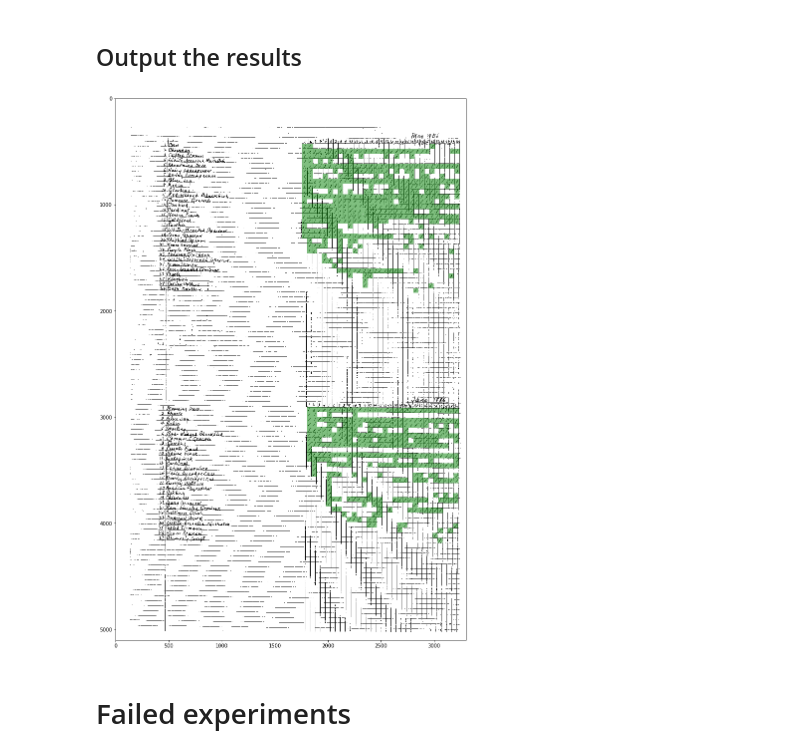
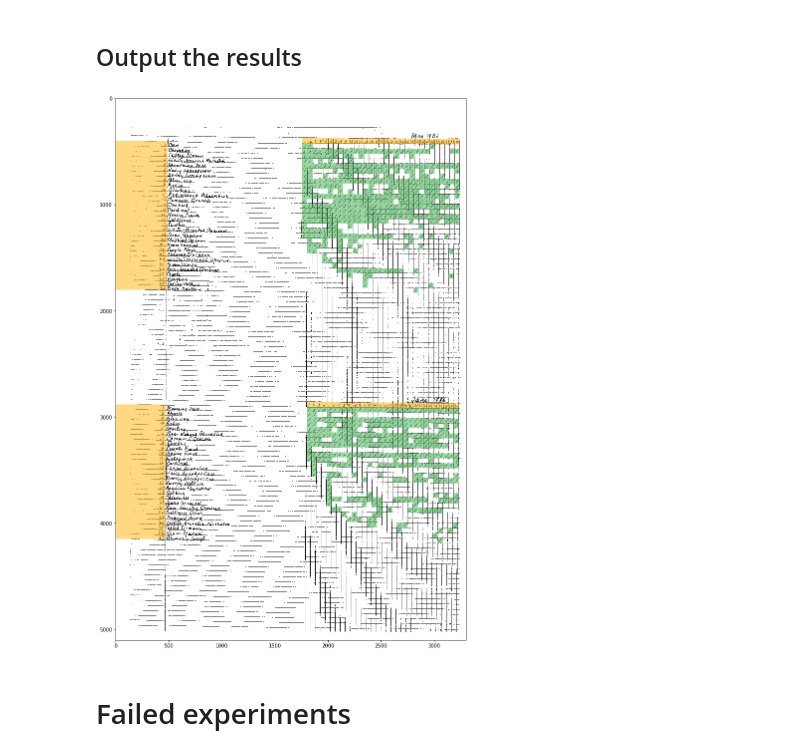
Before and after one commit to rafelafrance/boyd-bird-journal, a Jupyter notebook: experiments_for_boyd_journal_extraction.ipynb, the cells around one changed output. Saved outputs shown, nothing was run; the diff lists cells and outputs as text; code cells hidden in the pictures.

Commit message:
Color in the row and column headers

```diff
--- a/experiments_for_boyd_journal_extraction.ipynb
+++ b/experiments_for_boyd_journal_extraction.ipynb
@@ -98,7 +98,7 @@ Point = namedtuple('Point', 'x y')
 # %%
 class Grid:
 
-    def __init__(self, *, file_name=None, grid=None, crop=None):
+    def __init__(self, *, file_name=None, grid=None, crop=None, row_count=0):
         if file_name:
             self.image = io.imread(file_name)
             self.offset = Offset(0, 0)
@@ -120,6 +120,7 @@ class Grid:
         self.cells = []
         self.row_labels = []
         self.col_labels = []
+        self.row_count = row_count
 
     @property
     def shape(self):
@@ -424,15 +432,19 @@ has label
 ### Now split the right side into separate graphs
 # %%
 months = []
+row_count = 0
 for r, row in enumerate(left_side.row_labels[1:], 1):
+    row_count += 1
 
     if not left_side.row_labels[r - 1] and row:
         north = left_side.cells[r - 1][1].ne.y
+        row_count = 1
 
     if left_side.row_labels[r - 1] and not row:
         south = left_side.cells[r][1].se.y
         months.append(Grid(
             grid=right_side,
+            row_count = row_count,
             crop=Crop(north=north, south=right_side.height - south, west=0, east=0)))
 
 for month in months:
@@ -637,42 +649,56 @@ plt.show()
 file_name = os.path.basename(in_file)
 img_path = os.path.join('output', file_name)
 
 base_name, _ = os.path.splitext(file_name)
 csv_path = os.path.join('output', base_name + '.csv')
 
 
 with open(csv_path, 'w', newline='') as csv_file:
     writer = csv.writer(csv_file)
-    header = ['file_name', 'chart_in_file', 'bird_species']
+    header = ['file_name', 'chart_in_file',
+              'year', 'month', 'row_no', 'bird_species']
     header += [i for i in range(1, 32)]
     writer.writerow(header)
 
     fig, ax = plt.subplots(figsize=(20, 20))
     ax.imshow(full_image.image, cmap=plt.cm.gray)
 
+    # Color in row labels
+    for r, row in enumerate(left_side.cells):
+        if left_side.row_labels[r]:
+            nw, width, height = row[0].get_patch()
+            ax.add_patch(patches.Rectangle(
+                nw, width, height, alpha=0.5, facecolor='#feb209'))
+
     for m, month in enumerate(months):
         headers = [h.is_col_label() for h in month.cells[0]]
-        for cell_row in month.cells[1:]:
-            row = [base_name, m + 1, '']
+
+        # Color in column labels
+        for col, cell in enumerate(month.cells[0]):
+            if headers[col]:
+                nw, width, height = cell.get_patch()
+                ax.add_patch(patches.Rectangle(
+                    nw, width, height, alpha=0.5, facecolor='#feb209'))
+
+        # Color in grid cells with slashes
+        for r, cell_row in enumerate(month.cells[1:month.row_count]):
+            row = [base_name, m + 1, '', '', r + 1, '']
             csv_cells = ['' for i in range(31)]
             h = -1
             for col, cell in enumerate(cell_row):
                 if headers[col]:
                     h += 1
                     if cell.has_line(forward_slashes):
-                        width = cell.ne.x - cell.nw.x
-                        height = cell.sw.y - cell.nw.y
-                        x = cell.offset.x
-                        y = cell.offset.y
+                        nw, width, height = cell.get_patch()
                         ax.add_patch(patches.Rectangle(
-                            (x, y), width, height, alpha=0.5, facecolor='green'))
+                            nw, width, height, alpha=0.5, facecolor='#39ad48'))
                         csv_cells[h] = 1
             row += csv_cells
             writer.writerow(row)
 
 plt.savefig(img_path, dpi=300)
 # %% [output]
-[figure, old version]
+[figure, new version]
 # %% [markdown]
 # Failed experiments
 # %% [markdown]
```
Also changed, not shown: parts of 4 cells of this notebook.
